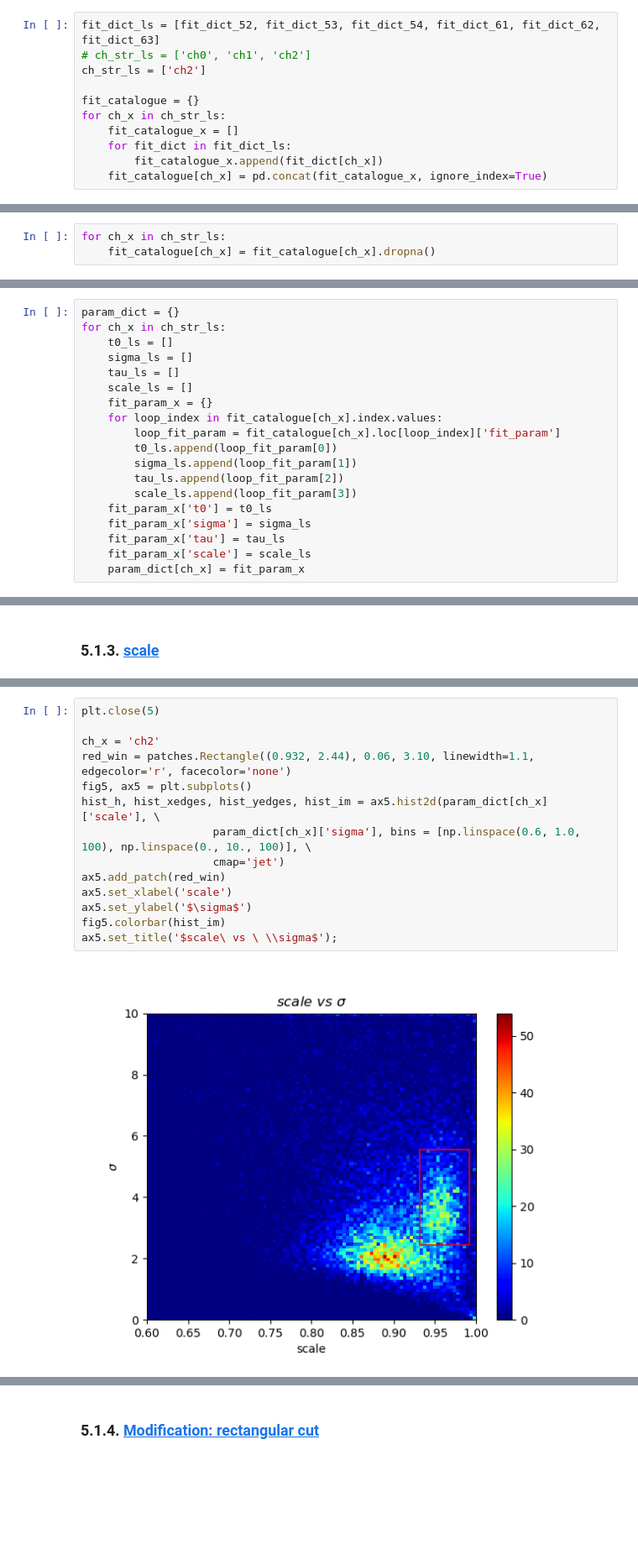
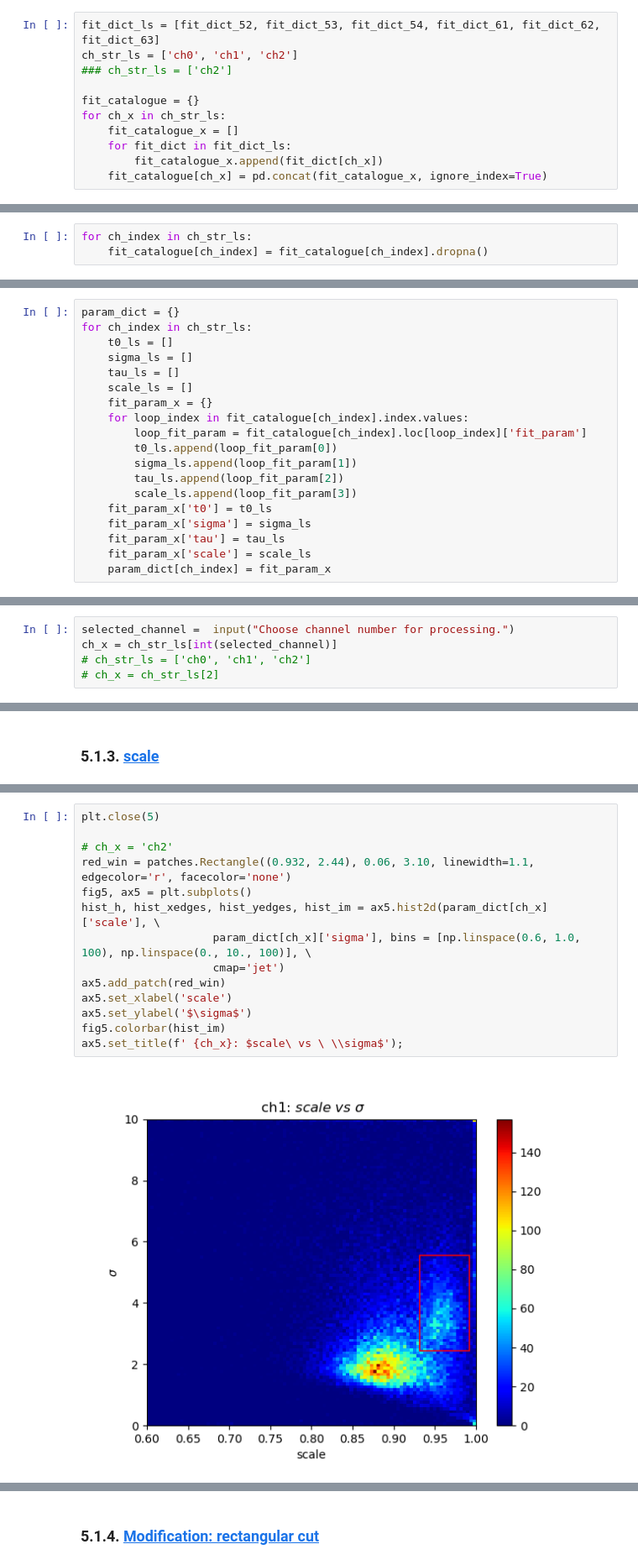
Before and after one commit to sarthchoudhary/ArGSet, a Jupyter notebook: notebooks/histogram_wf_param.ipynb, the cells around one changed output, grey strips where cells are left out. Shown at 84% size. Saved outputs shown, nothing was run; the diff lists cells and outputs as text; blank space fills up the shorter version.

Commit message:
re-organized code so that same cells can be used for processing any of the channels.

```diff
--- a/notebooks/histogram_wf_param.ipynb
+++ b/notebooks/histogram_wf_param.ipynb
@@ -113,8 +114,8 @@ fit_dict_63 = pickle.load(open( all_fit_catalogues[4], 'rb'))
 # 3. <a id='toc3_'></a>[concatenate df's](#toc0_)
 # %%
 fit_dict_ls = [fit_dict_52, fit_dict_53, fit_dict_54, fit_dict_61, fit_dict_62, fit_dict_63]
-# ch_str_ls = ['ch0', 'ch1', 'ch2']
-ch_str_ls = ['ch2']
+ch_str_ls = ['ch0', 'ch1', 'ch2']
+### ch_str_ls = ['ch2']
 
 fit_catalogue = {}
 for ch_x in ch_str_ls:
@@ -151,8 +150,8 @@ How many times fit failed to converge?
 # %% [markdown]
 Drop NA rows
 # %%
-for ch_x in ch_str_ls:
-    fit_catalogue[ch_x] = fit_catalogue[ch_x].dropna()
+for ch_index in ch_str_ls:
+    fit_catalogue[ch_index] = fit_catalogue[ch_index].dropna()
 # %%
 # sanity check: dropna works!
 # fit_catalogue['ch0']['fit_param'].isnull().sum()
@@ -162,14 +161,14 @@ for ch_x in ch_str_ls:
 extracting param values
 # %%
 param_dict = {}
-for ch_x in ch_str_ls:
+for ch_index in ch_str_ls:
     t0_ls = []
     sigma_ls = []
     tau_ls = []
     scale_ls = []
     fit_param_x = {}
-    for loop_index in fit_catalogue[ch_x].index.values:
-        loop_fit_param = fit_catalogue[ch_x].loc[loop_index]['fit_param']
+    for loop_index in fit_catalogue[ch_index].index.values:
+        loop_fit_param = fit_catalogue[ch_index].loc[loop_index]['fit_param']
         t0_ls.append(loop_fit_param[0])
         sigma_ls.append(loop_fit_param[1])
         tau_ls.append(loop_fit_param[2])
@@ -178,7 +177,7 @@ for ch_x in ch_str_ls:
     fit_param_x['sigma'] = sigma_ls
     fit_param_x['tau'] = tau_ls
     fit_param_x['scale'] = scale_ls
-    param_dict[ch_x] = fit_param_x
+    param_dict[ch_index] = fit_param_x
 # %%
 # fit_catalogue['ch0'].index.values.shape
 # %%
@@ -188 +189,6 @@ for ch_x in ch_str_ls:
+# %%
+selected_channel =  input("Choose channel number for processing.")
+ch_x = ch_str_ls[int(selected_channel)]
+# ch_str_ls = ['ch0', 'ch1', 'ch2']
+# ch_x = ch_str_ls[2]
 # %%
@@ -276,19 +282,19 @@ Text(0.5, 1.0, 'scale')
 # %%
 plt.close(5)
 
-ch_x = 'ch2'
+# ch_x = 'ch2'
 red_win = patches.Rectangle((0.932, 2.44), 0.06, 3.10, linewidth=1.1, edgecolor='r', facecolor='none')
 fig5, ax5 = plt.subplots()
 hist_h, hist_xedges, hist_yedges, hist_im = ax5.hist2d(param_dict[ch_x]['scale'], \
                     param_dict[ch_x]['sigma'], bins = [np.linspace(0.6, 1.0, 100), np.linspace(0., 10., 100)], \
                     cmap='jet')
 ax5.add_patch(red_win)
 ax5.set_xlabel('scale')
 ax5.set_ylabel('$\sigma$')
 fig5.colorbar(hist_im)
-ax5.set_title('$scale\ vs \ \\sigma$');
+ax5.set_title(f' {ch_x}: $scale\ vs \ \\sigma$');
 # %% [output]
-[figure, old version]
+[figure, new version]
 # %%
 plt.close(6)
 fig6, ax6 = plt.subplots()
```
Also changed, not shown: parts of 66 cells of this notebook.
